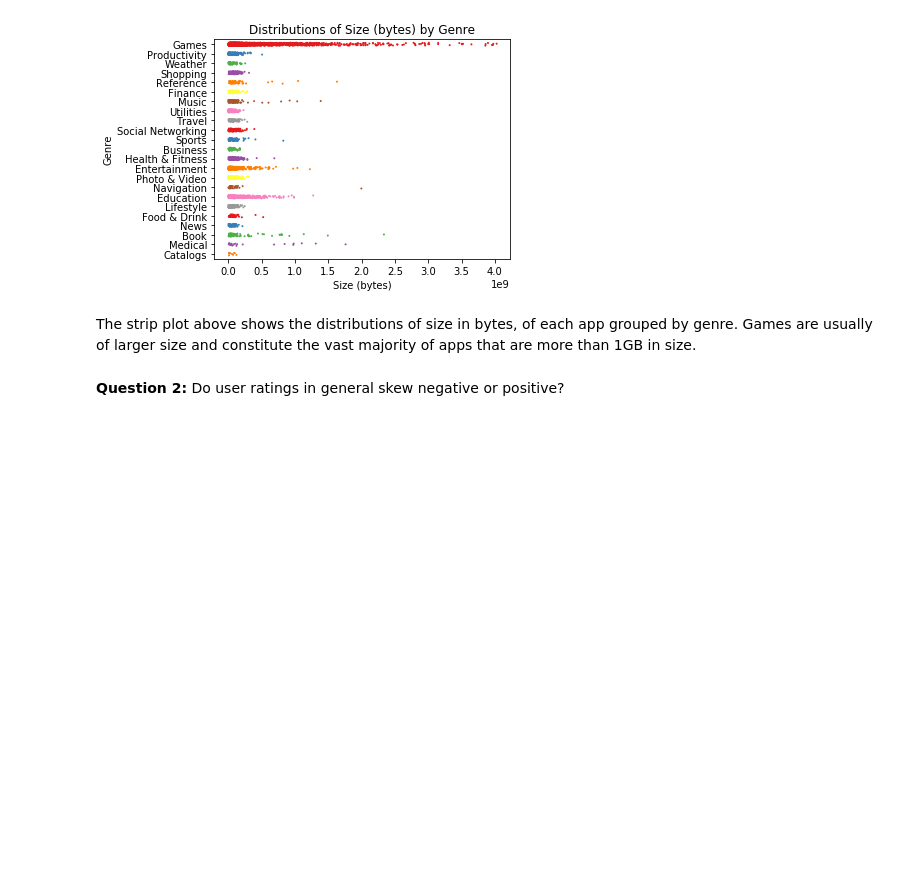
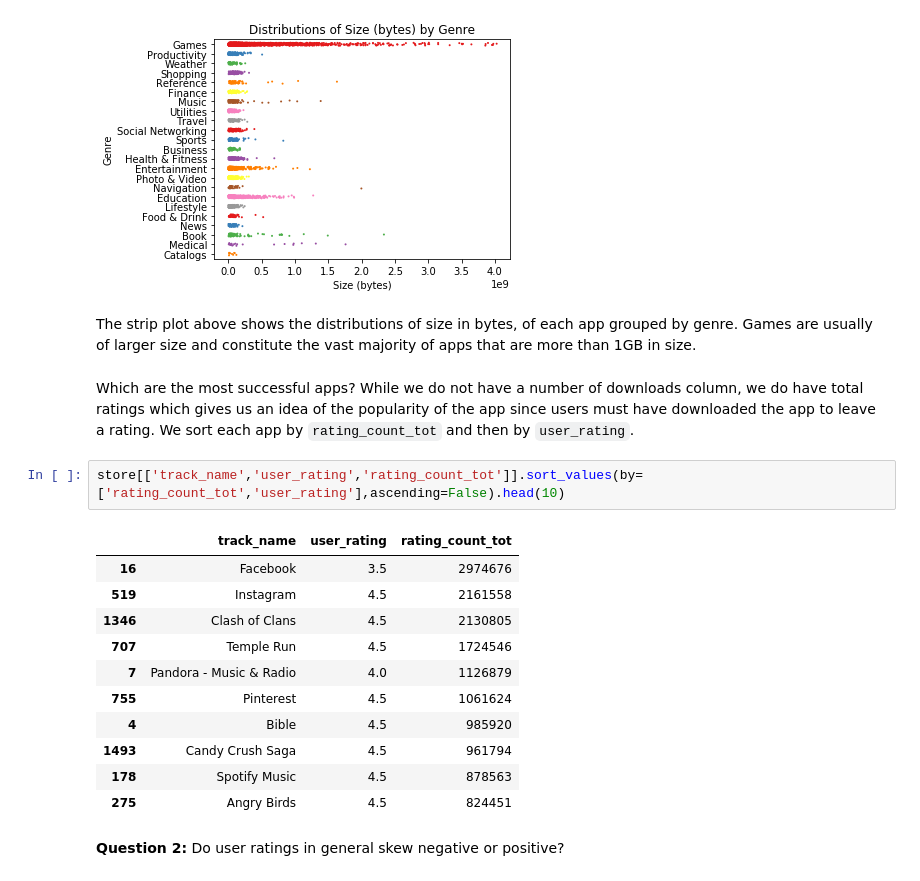
Before and after one commit to cgman64/apple-store-analysis, a Jupyter notebook: appStoreAnalysis.ipynb, the cells around one changed output. Cells and saved outputs as stored; diff of their text form; blank space fills up the shorter version.

Commit message:
app popularity

```diff
--- a/appStoreAnalysis.ipynb
+++ b/appStoreAnalysis.ipynb
@@ -209,6 +209,22 @@ plt.show()
 [figure]
 # %% [markdown]
 The strip plot above shows the distributions of size in bytes, of each app grouped by genre. Games are usually of larger size and constitute the vast majority of apps that are more than 1GB in size.
+# %% [markdown]
+Which are the most successful apps? While we do not have a number of downloads column, we do have total ratings which gives us an idea of the popularity of the app since users must have downloaded the app to leave a rating. We sort each app by `rating_count_tot` and then by `user_rating`.
+# %%
+store[['track_name','user_rating','rating_count_tot']].sort_values(by=['rating_count_tot','user_rating'],ascending=False).head(10)
+# %% [output]
+|  | track_name | user_rating | rating_count_tot |
+| 16 | Facebook | 3.5 | 2974676 |
+| 519 | Instagram | 4.5 | 2161558 |
+| 1346 | Clash of Clans | 4.5 | 2130805 |
+| 707 | Temple Run | 4.5 | 1724546 |
+| 7 | Pandora - Music & Radio | 4.0 | 1126879 |
+| 755 | Pinterest | 4.5 | 1061624 |
+| 4 | Bible | 4.5 | 985920 |
+| 1493 | Candy Crush Saga | 4.5 | 961794 |
+| 178 | Spotify Music | 4.5 | 878563 |
+| 275 | Angry Birds | 4.5 | 824451 |
 # %% [markdown]
 **Question 2:** Do user ratings in general skew negative or positive?
 # %%
```
